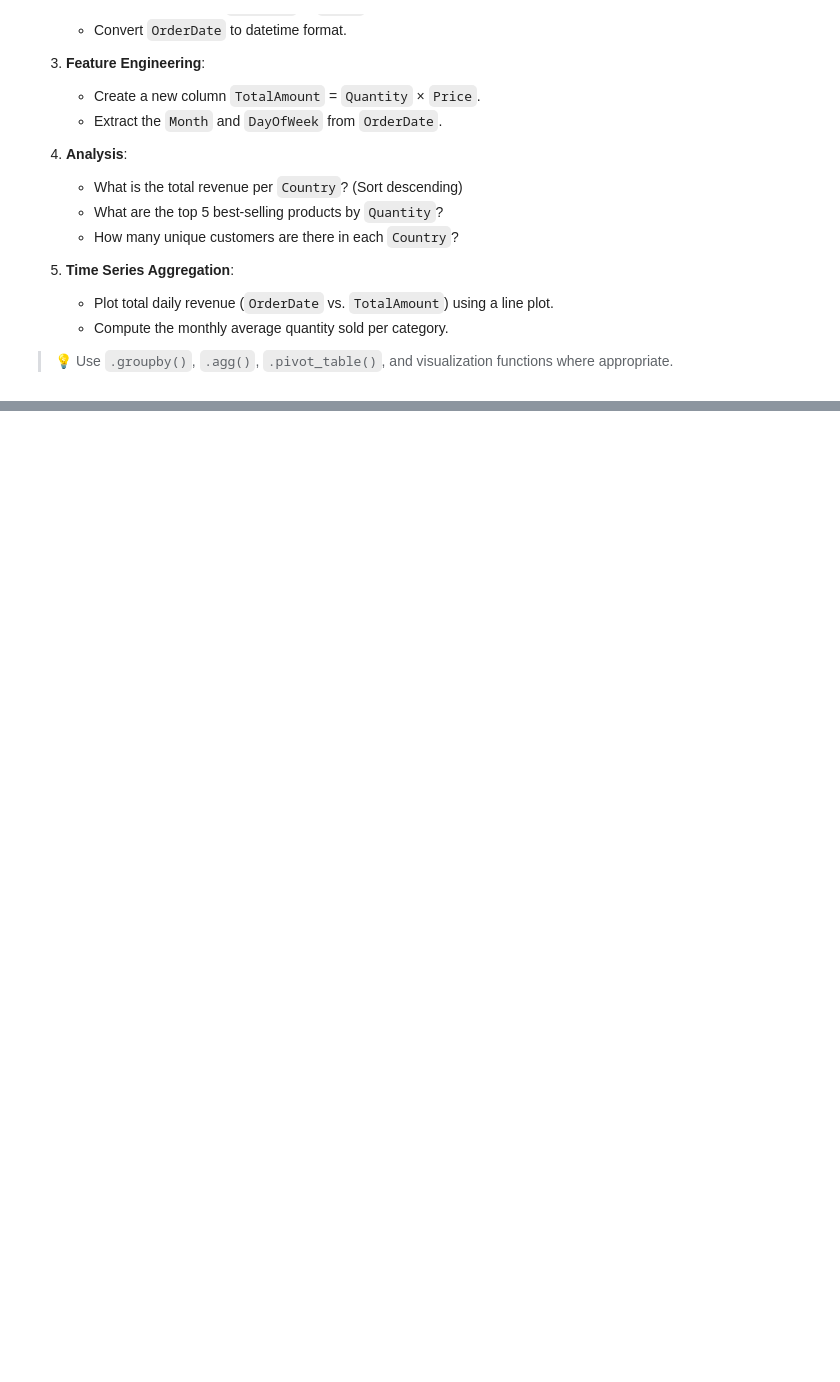
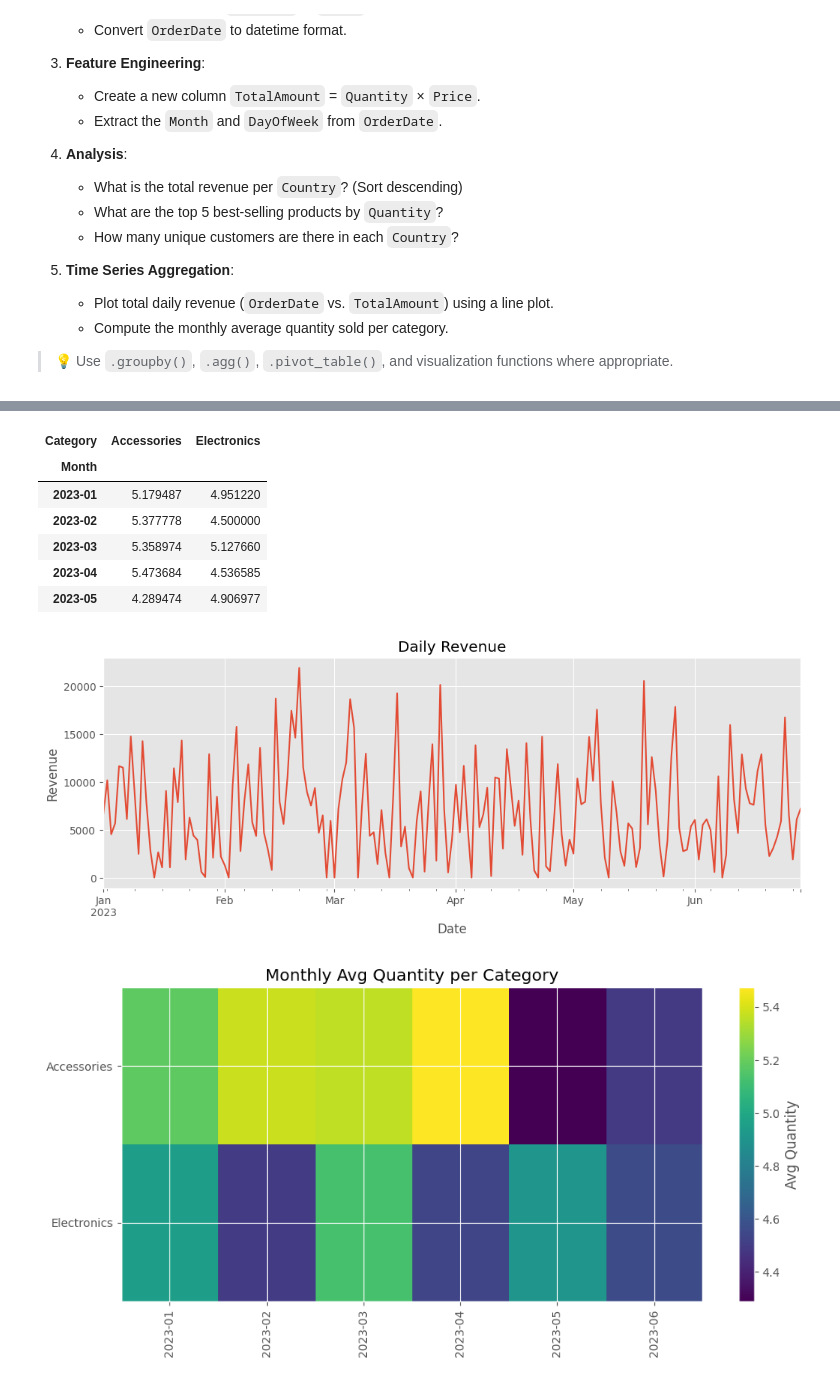
Before and after one commit to sarah-bouzabal/Cours-Data-Science-M2, a Jupyter notebook: DataScience/Exercice_2.ipynb, the cells around one changed output, grey strips where cells are left out. Saved outputs shown, nothing was run; the diff lists cells and outputs as text; code cells hidden in the pictures; blank space fills up the shorter version.

```diff
--- a/DataScience/Exercice_2.ipynb
+++ b/DataScience/Exercice_2.ipynb
@@ -113,0 +227,9 @@ You are provided with a dataset `sales_data.csv` containing retail transactions
+# %%
+# ------------------------------------------------------------
+# 3. Feature Engineering
+# ------------------------------------------------------------
+df['TotalAmount'] = df['Quantity'] * df['Price']
+df['Month']       = df['OrderDate'].dt.to_period('M')
+df['DayOfWeek']   = df['OrderDate'].dt.day_name()
+
+display(df[['OrderID', 'Quantity', 'Price', 'TotalAmount', 'Month', 'DayOfWeek']].head())
@@ -113,0 +296,42 @@ You are provided with a dataset `sales_data.csv` containing retail transactions
+# %%
+# ------------------------------------------------------------
+# 5. Time‑Series Aggregation
+# ------------------------------------------------------------
+# (a) Revenu quotidien
+daily_revenue = (
+    df.set_index('OrderDate')
+      .resample('D')['TotalAmount']
+      .sum()
+)
+
+daily_revenue.plot(figsize=(12,4), title='Daily Revenue')
+plt.xlabel("Date")
+plt.ylabel("Revenue")
+
+# (b) Quantité moyenne mensuelle par catégorie
+monthly_qty_cat = (
+    df.groupby(['Month', 'Category'])['Quantity']
+      .mean()
+      .unstack()                        # colonnes = Category
+)
+
+display(monthly_qty_cat.head())
+
+# Option : visualiser sous forme de heatmap
+plt.figure(figsize=(10,5))
+plt.title("Monthly Avg Quantity per Category")
+plt.imshow(monthly_qty_cat.T, aspect='auto', interpolation='nearest')
+plt.yticks(range(len(monthly_qty_cat.columns)), monthly_qty_cat.columns)
+plt.xticks(range(len(monthly_qty_cat.index)), monthly_qty_cat.index.astype(str), rotation=90)
+plt.colorbar(label="Avg Quantity")
+plt.tight_layout()
+# %% [output]
+| Category | Accessories | Electronics |
+| Month |  |  |
+| 2023-01 | 5.179487 | 4.951220 |
+| 2023-02 | 5.377778 | 4.500000 |
+| 2023-03 | 5.358974 | 5.127660 |
+| 2023-04 | 5.473684 | 4.536585 |
+| 2023-05 | 4.289474 | 4.906977 |
+[figure, added]
+[figure, added]
```
Also changed, not shown: parts of 11 cells of this notebook, 1 other file.
